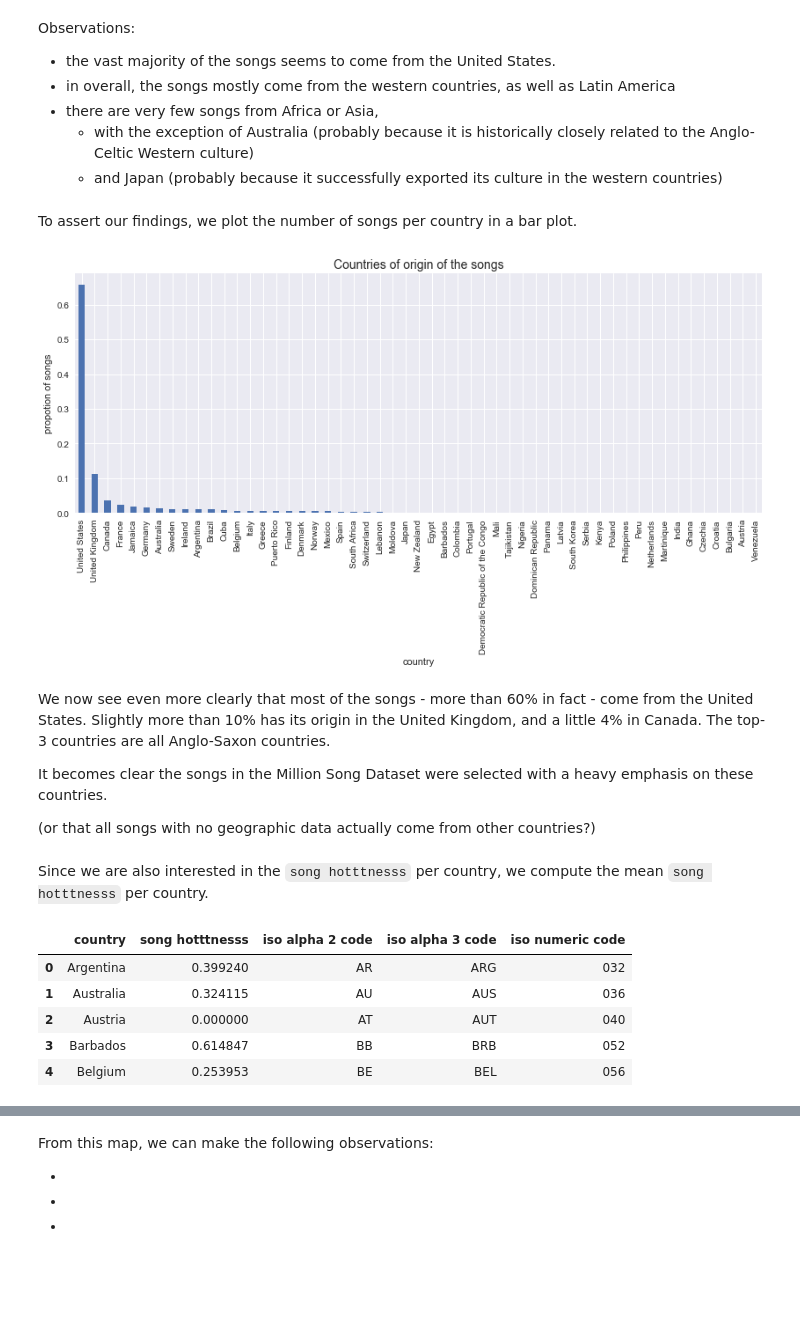
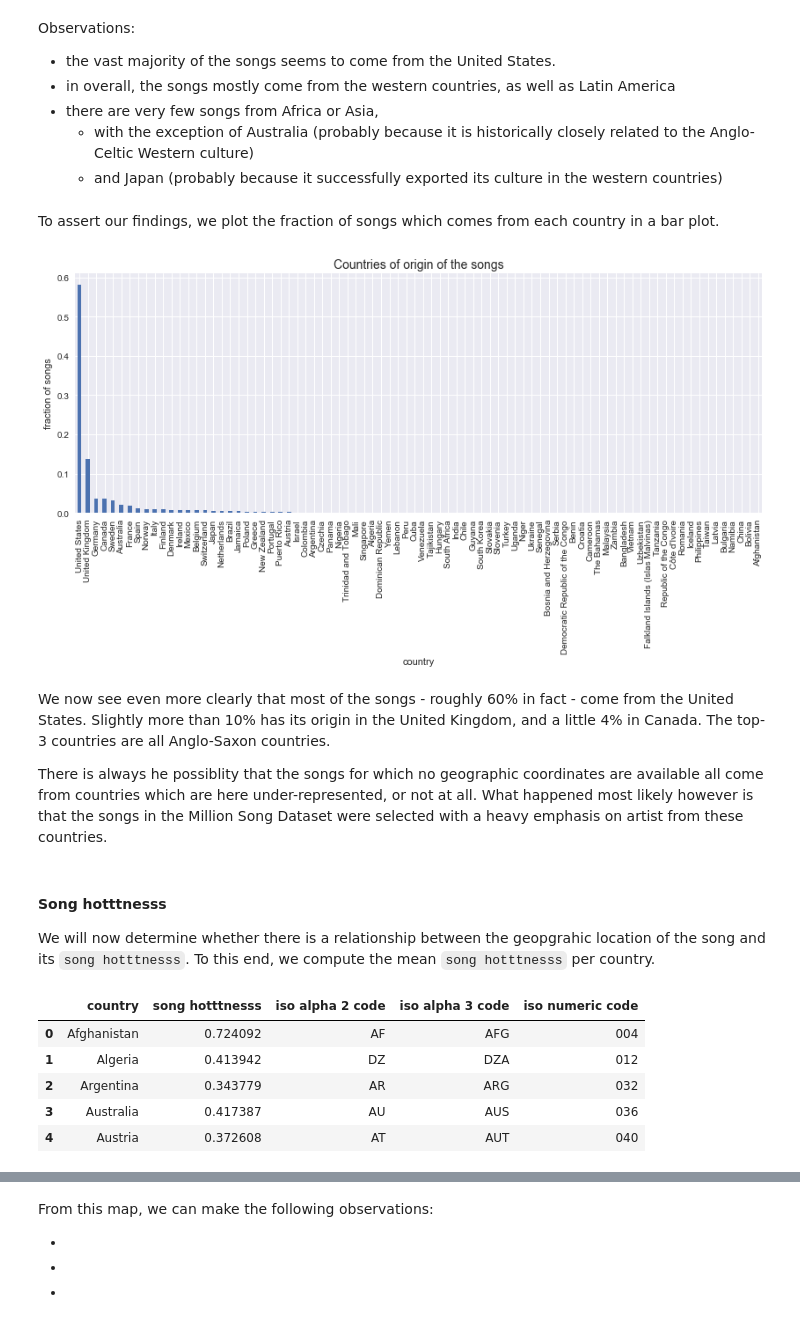
Before and after one commit to Piloumpicou/ADA-Unexpected-Match, a Jupyter notebook: project/MSD_subset.ipynb, the cells around one changed output, grey strips where cells are left out. Cells and saved outputs as stored; diff of their text form; code cells hidden in the pictures; blank space fills up the shorter version.

Commit message:
update geolocation with new data

```diff
--- a/project/MSD_subset.ipynb
+++ b/project/MSD_subset.ipynb
@@ -977,0 +1044,5 @@ strjson[:1000]
+# %%
+path_msd = './data/msd/'
+# %%
+data_msd = pd.read_json(path_msd + 'msd_filtered_part1.json', orient='split')
+data_msd.head(1)
@@ -1007,3 +1081,7 @@ In a first step, we collect all valid coordinates from the dataset (i.e. all coo
 Songs with the same artist are likely to have the same `artist latitude` and `artist longitude` as well, but since we do not want to query those coordinates twice, we also drop all duplicates coordinates.
 
 Additionally, we save all coordinates to a file.
+# %%
+#data = data_msd_subset
+data = data_msd.copy()
+print('Number of songs:', len(data))
@@ -1114,10 +1206,11 @@ Querying coordinates # 8 ...
 # %% [markdown]
 When all coordinates have been reverse-queried and the result saved to file, it is straightforward to load the content of the file into a dataframe.
 # %%
-df_coordinates = pd.read_csv(path_geolocation+'coordinates_map.txt', sep='\t', header=None)
+filename = 'coordinates_map_msd.txt'
+df_coordinates = pd.read_csv(path_geolocation+filename, sep='\t', header=None)
 df_coordinates.columns = ['latitude', 'longitude', 'country', 'city']
-df_coordinates['latitude'] = df_coordinates['latitude'].astype(np.float32)
-df_coordinates['longitude'] = df_coordinates['longitude'].astype(np.float32)
+#df_coordinates['latitude'] = df_coordinates['latitude'].astype(np.float32)
+#df_coordinates['longitude'] = df_coordinates['longitude'].astype(np.float32)
 df_coordinates.head()
 # %% [output]
 |  | latitude | longitude | country | city |
@@ -1231,44 +1326,44 @@ Observations:
     * with the exception of Australia (probably because it is historically closely related to the Anglo-Celtic Western culture)
     * and Japan (probably because it successfully exported its culture in the western countries)
 # %% [markdown]
-To assert our findings, we plot the number of songs per country in a bar plot.
+To assert our findings, we plot the fraction of songs which comes from each country in a bar plot.
 # %%
 #song_count_per_country.sort_values(by='count', ascending=False)
 # %%
 ax = (song_count_per_country['count']/song_count_per_country['count'].sum()).\
                                                 sort_values(ascending=False).\
                                                 plot(kind='bar', figsize=(14,5))
 
 ax.set_title('Countries of origin of the songs', fontsize=14)
 ax.set_xlabel('country')
-ax.set_ylabel('propotion of songs')
+ax.set_ylabel('fraction of songs')
 
 ax.set_xticklabels(song_count_per_country.sort_values(by='count', ascending=False)['country']);
 # %% [output]
-[figure, old version]
+[figure, new version]
 # %% [markdown]
-We now see even more clearly that most of the songs - more than 60% in fact - come from the United States.
+We now see even more clearly that most of the songs - roughly 60% in fact - come from the United States.
 Slightly more than 10% has its origin in the United Kingdom, and a little 4% in Canada.
 The top-3 countries are all Anglo-Saxon countries.
 
-It becomes clear the songs in the Million Song Dataset were selected with a heavy emphasis on these countries.
-
-(or that all songs with no geographic data actually come from other countries?)
+There is always he possiblity that the songs for which no geographic coordinates are available all come from countries which are here under-represented, or not at all.
+What happened most likely however is that the songs in the Million Song Dataset were selected with a heavy emphasis on artist from these countries.
-# %% [markdown]
-Since we are also interested in the `song hotttnesss` per country, we compute the mean `song hotttnesss` per country.
+# %% [markdown]
+#### Song hotttnesss
+We will now determine whether there is a relationship between the geopgrahic location of the song and its `song hotttnesss`. To this end, we compute the mean `song hotttnesss` per country.
 # %%
 song_hotttnesss_avg_per_country = data_tmp.groupby('country')['country', 'song hotttnesss'].mean().reset_index() #sort_values(ascending=False)
 song_hotttnesss_avg_per_country = pd.merge(song_hotttnesss_avg_per_country , country_codes, how='left',
                     left_on=['country'],
                     right_on=['country'])
-song_hotttnesss_avg_per_country .head()
+song_hotttnesss_avg_per_country.head()
 # %% [output]
 |  | country | song hotttnesss | iso alpha 2 code | iso alpha 3 code | iso numeric code |
-| 0 | Argentina | 0.399240 | AR | ARG | 032 |
-| 1 | Australia | 0.324115 | AU | AUS | 036 |
-| 2 | Austria | 0.000000 | AT | AUT | 040 |
-| 3 | Barbados | 0.614847 | BB | BRB | 052 |
-| 4 | Belgium | 0.253953 | BE | BEL | 056 |
+| 0 | Afghanistan | 0.724092 | AF | AFG | 004 |
+| 1 | Algeria | 0.413942 | DZ | DZA | 012 |
+| 2 | Argentina | 0.343779 | AR | ARG | 032 |
+| 3 | Australia | 0.417387 | AU | AUS | 036 |
+| 4 | Austria | 0.372608 | AT | AUT | 040 |
 # %%
 lausanne_coord = [46.519962, 6.633597]
 map_world = folium.Map(location=lausanne_coord, tiles='cartodbpositron', zoom_start=2)
```
Also changed, not shown: parts of 21 cells of this notebook, 2 other files.
